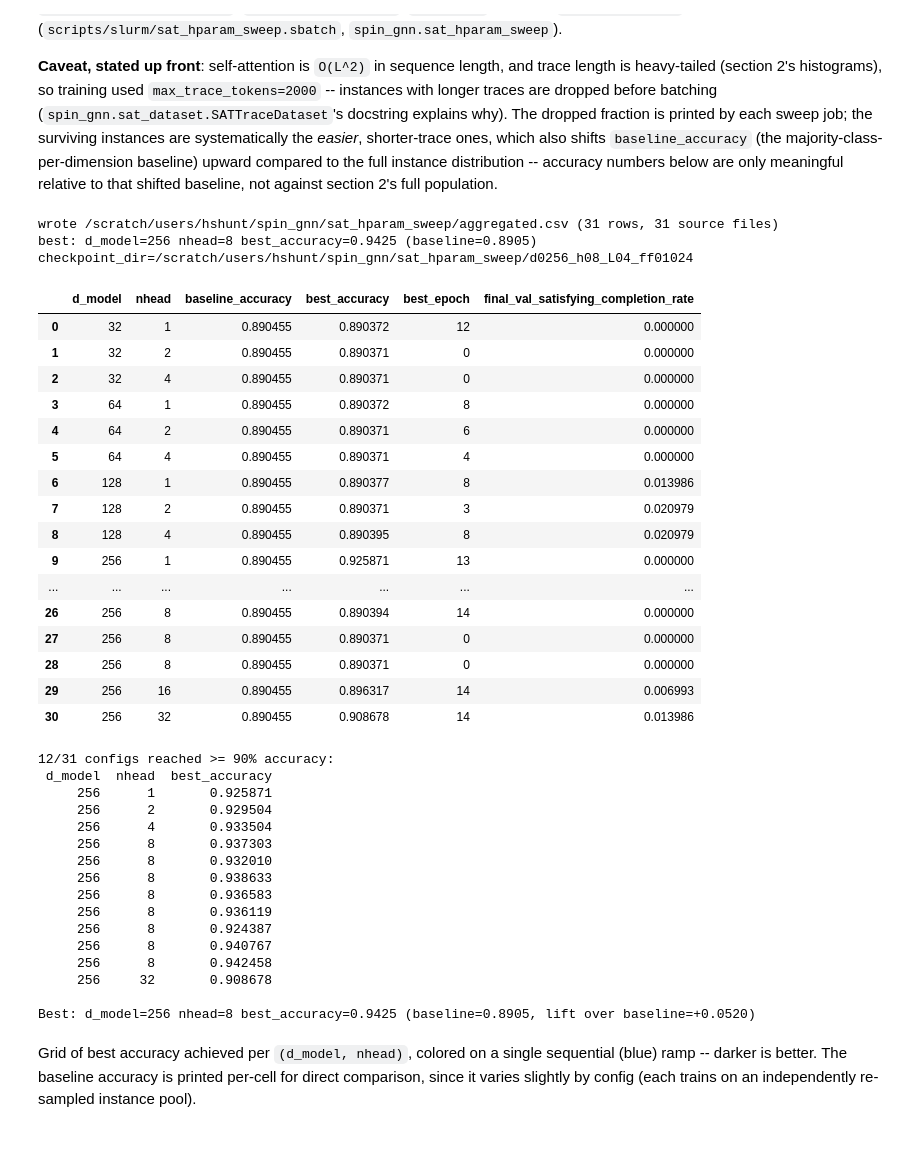
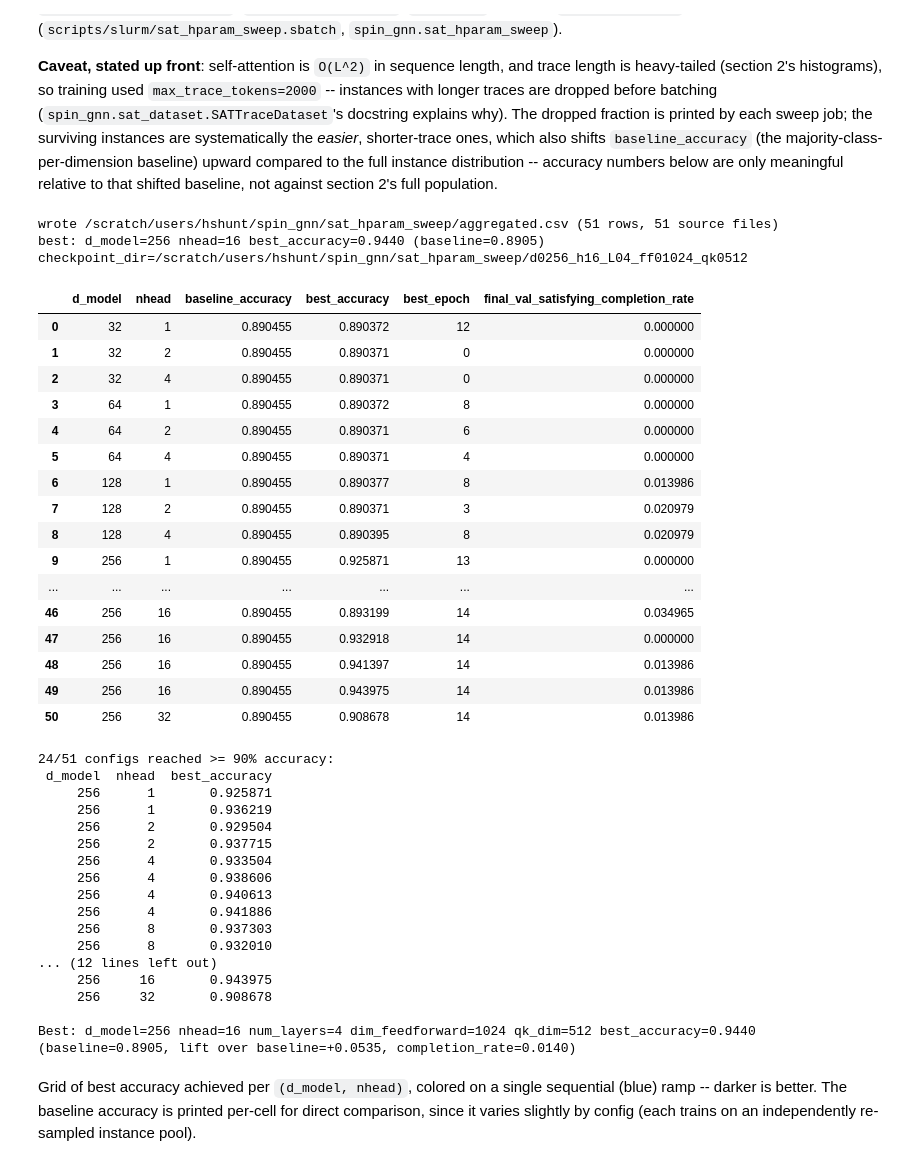
Before and after one commit to henhen724/spin_gnn, a Jupyter notebook: notebooks/sat_unit_propagation_results.ipynb, the cells around one changed output. Drawn from its saved outputs; the diff is of its cells as text; code cells hidden in the pictures.

```diff
--- a/notebooks/sat_unit_propagation_results.ipynb
+++ b/notebooks/sat_unit_propagation_results.ipynb
@@ -216,44 +219,46 @@ full population.
 # %%
 from spin_gnn.aggregate_sat_sweep import aggregate
 
 sweep_df = pd.DataFrame(aggregate(str(SWEEP_DIR)))
 for col in ["d_model", "nhead", "num_layers", "dim_feedforward", "best_epoch"]:
     sweep_df[col] = sweep_df[col].astype(int)
 for col in ["baseline_accuracy", "best_accuracy", "final_accuracy", "final_nll", "final_val_satisfying_completion_rate"]:
     sweep_df[col] = sweep_df[col].astype(float)
 
-# Three sweep "generations" now share this directory: the original (d_model,
-# nhead) grid, the nhead-only follow-up at d_model=256, and the newest
-# (num_layers, dim_feedforward) follow-up at fixed d_model=256/nhead=8.
-# Older checkpoint dirs are tagged "d{d_model}_h{nhead}" only; the newest
-# generation's tag also has "_L{num_layers}_ff{dim_feedforward}" -- use that
-# to split cleanly rather than filtering on values that can coincidentally
-# collide (e.g. the new grid's own num_layers=2, dim_feedforward=1024 point
-# is a near-duplicate rerun of the original nhead=8 config).
-base_grid = sweep_df[~sweep_df["checkpoint_dir"].str.contains("_L")]
-mlp_grid = sweep_df[sweep_df["checkpoint_dir"].str.contains("_L")]
+# Four sweep "generations" now share this directory: the original
+# (d_model, nhead) grid, the nhead-only follow-up at d_model=256, the
+# (num_layers, dim_feedforward) follow-up at fixed d_model=256/nhead=8,
+# and the newest (nhead, qk_dim) low-rank-attention follow-up at fixed
+# d_model=256/num_layers=4/dim_feedforward=1024. The qk sweep's tag also
+# # contains "_L" (it reuses the mlp sweep's fixed num_layers/dim_feedforward),
+# so split on "_qk" first -- checking "_L" alone would silently fold qk rows
+# into mlp_grid.
+qk_grid = sweep_df[sweep_df["checkpoint_dir"].str.contains("_qk")]
+rest = sweep_df[~sweep_df["checkpoint_dir"].str.contains("_qk")]
+base_grid = rest[~rest["checkpoint_dir"].str.contains("_L")]
+mlp_grid = rest[rest["checkpoint_dir"].str.contains("_L")]
 
 sweep_df[["d_model", "nhead", "baseline_accuracy", "best_accuracy", "best_epoch", "final_val_satisfying_completion_rate"]]
 # %% [output]
-wrote /scratch/users/hshunt/spin_gnn/sat_hparam_sweep/aggregated.csv (31 rows, 31 source files)
-best: d_model=256 nhead=8 best_accuracy=0.9425 (baseline=0.8905) checkpoint_dir=/scratch/users/hshunt/spin_gnn/sat_hparam_sweep/d0256_h08_L04_ff01024
+wrote /scratch/users/hshunt/spin_gnn/sat_hparam_sweep/aggregated.csv (51 rows, 51 source files)
+best: d_model=256 nhead=16 best_accuracy=0.9440 (baseline=0.8905) checkpoint_dir=/scratch/users/hshunt/spin_gnn/sat_hparam_sweep/d0256_h16_L04_ff01024_qk0512
 |  | d_model | nhead | baseline_accuracy | best_accuracy | best_epoch | final_val_satisfying_completion_rate |
 | 0 | 32 | 1 | 0.890455 | 0.890372 | 12 | 0.000000 |
 | 1 | 32 | 2 | 0.890455 | 0.890371 | 0 | 0.000000 |
 | 2 | 32 | 4 | 0.890455 | 0.890371 | 0 | 0.000000 |
 | 3 | 64 | 1 | 0.890455 | 0.890372 | 8 | 0.000000 |
 | 4 | 64 | 2 | 0.890455 | 0.890371 | 6 | 0.000000 |
 | 5 | 64 | 4 | 0.890455 | 0.890371 | 4 | 0.000000 |
 | 6 | 128 | 1 | 0.890455 | 0.890377 | 8 | 0.013986 |
 | 7 | 128 | 2 | 0.890455 | 0.890371 | 3 | 0.020979 |
 | 8 | 128 | 4 | 0.890455 | 0.890395 | 8 | 0.020979 |
 | 9 | 256 | 1 | 0.890455 | 0.925871 | 13 | 0.000000 |
 | ... | ... | ... | ... | ... | ... | ... |
-| 26 | 256 | 8 | 0.890455 | 0.890394 | 14 | 0.000000 |
-| 27 | 256 | 8 | 0.890455 | 0.890371 | 0 | 0.000000 |
-| 28 | 256 | 8 | 0.890455 | 0.890371 | 0 | 0.000000 |
-| 29 | 256 | 16 | 0.890455 | 0.896317 | 14 | 0.006993 |
-| 30 | 256 | 32 | 0.890455 | 0.908678 | 14 | 0.013986 |
+| 46 | 256 | 16 | 0.890455 | 0.893199 | 14 | 0.034965 |
+| 47 | 256 | 16 | 0.890455 | 0.932918 | 14 | 0.000000 |
+| 48 | 256 | 16 | 0.890455 | 0.941397 | 14 | 0.013986 |
+| 49 | 256 | 16 | 0.890455 | 0.943975 | 14 | 0.013986 |
+| 50 | 256 | 32 | 0.890455 | 0.908678 | 14 | 0.013986 |
 # %%
 TARGET_ACCURACY = 0.90
 hit_target = sweep_df[sweep_df["best_accuracy"] >= TARGET_ACCURACY]
@@ -265,25 +270,29 @@ if len(hit_target):
 else:
     print(f"No config reached >= {TARGET_ACCURACY:.0%} accuracy in this sweep.")
 print(f"\nBest: d_model={int(best_row['d_model'])} nhead={int(best_row['nhead'])} "
+      f"num_layers={int(best_row['num_layers'])} dim_feedforward={int(best_row['dim_feedforward'])} "
+      f"qk_dim={int(best_row['qk_dim'])} "
       f"best_accuracy={best_row['best_accuracy']:.4f} (baseline={best_row['baseline_accuracy']:.4f}, "
-      f"lift over baseline={best_row['best_accuracy'] - best_row['baseline_accuracy']:+.4f})")
+      f"lift over baseline={best_row['best_accuracy'] - best_row['baseline_accuracy']:+.4f}, "
+      f"completion_rate={best_row['final_val_satisfying_completion_rate']:.4f})")
 # %% [output]
-12/31 configs reached >= 90% accuracy:
+24/51 configs reached >= 90% accuracy:
  d_model  nhead  best_accuracy
      256      1       0.925871
+     256      1       0.936219
      256      2       0.929504
+     256      2       0.937715
      256      4       0.933504
+     256      4       0.938606
+     256      4       0.940613
+     256      4       0.941886
      256      8       0.937303
      256      8       0.932010
-     256      8       0.938633
-     256      8       0.936583
-     256      8       0.936119
-     256      8       0.924387
-     256      8       0.940767
-     256      8       0.942458
+... (12 lines left out)
+     256     16       0.943975
      256     32       0.908678
 
-Best: d_model=256 nhead=8 best_accuracy=0.9425 (baseline=0.8905, lift over baseline=+0.0520)
+Best: d_model=256 nhead=16 num_layers=4 dim_feedforward=1024 qk_dim=512 best_accuracy=0.9440 (baseline=0.8905, lift over baseline=+0.0535, completion_rate=0.0140)
 # %% [markdown]
 Grid of best accuracy achieved per `(d_model, nhead)`, colored on a
 single sequential (blue) ramp -- darker is better. The baseline accuracy is
```
Also changed, not shown: parts of 9 cells of this notebook, 2 other files.
